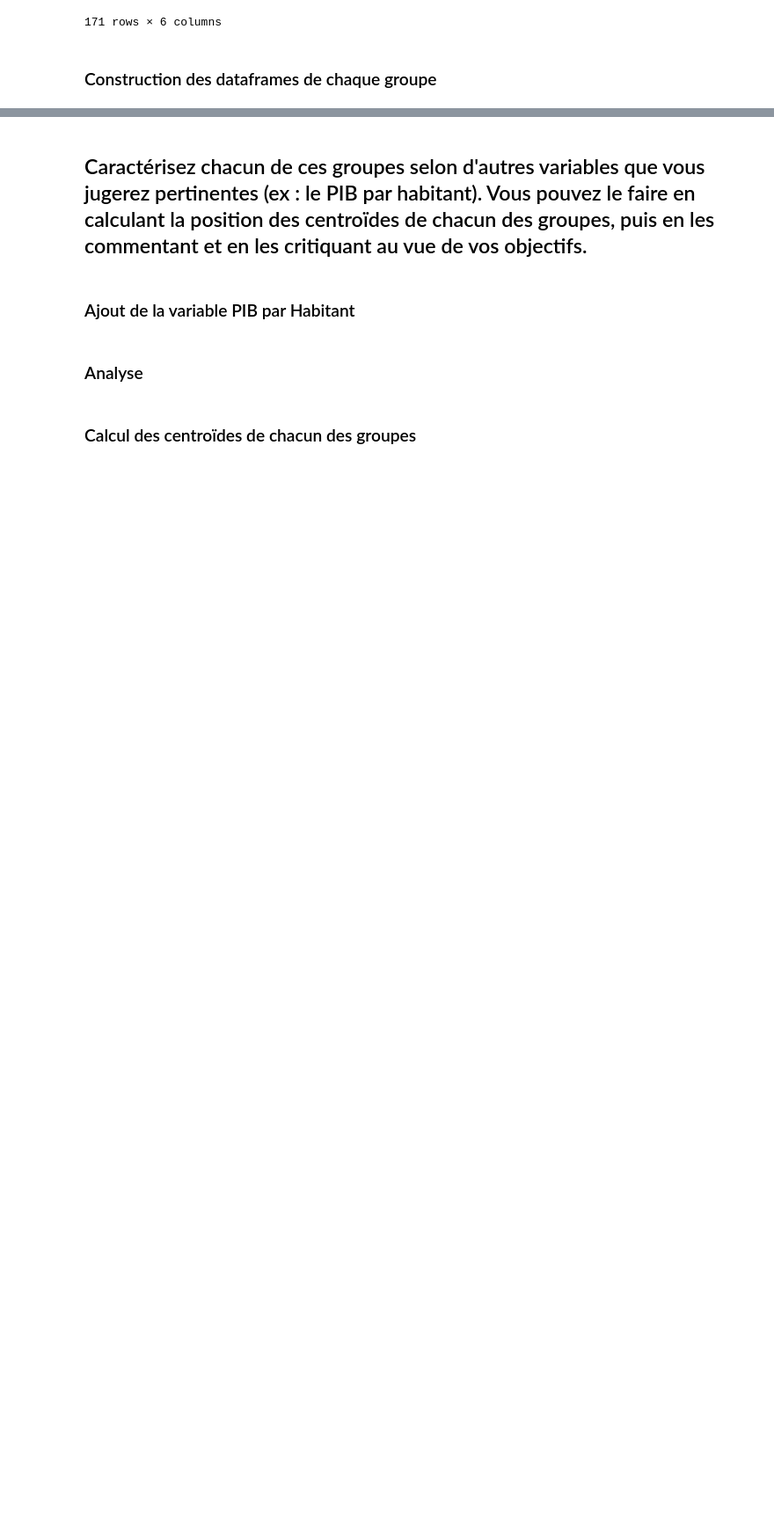
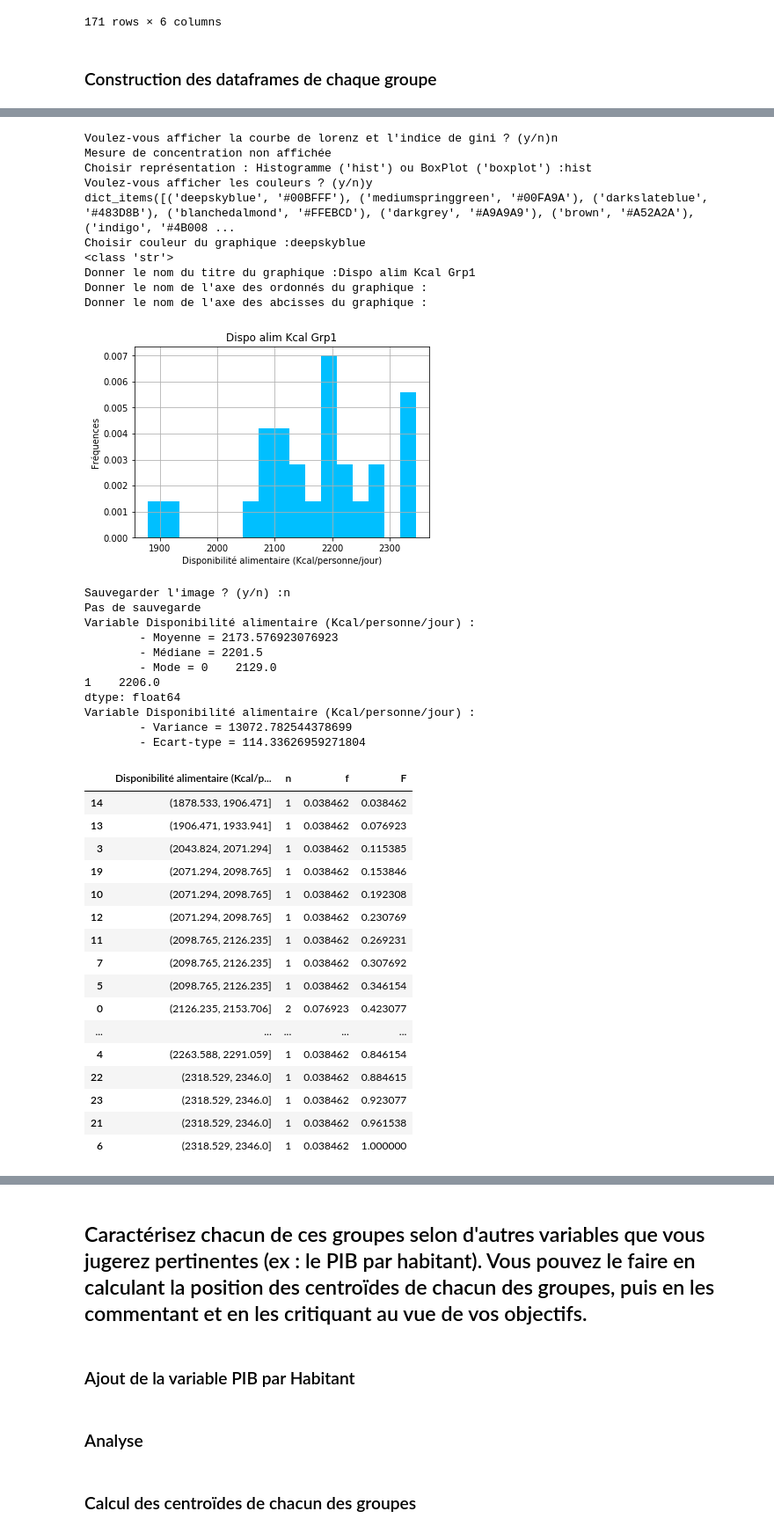
Before and after one commit to Silvock/project_5_prod_market_study, a Jupyter notebook: notebook/Exercice5.ipynb, the cells around one changed output, grey strips where cells are left out. Shown at 88% size. Saved outputs shown, nothing was run; the diff lists cells and outputs as text; code cells hidden in the pictures; blank space fills up the shorter version.

Commit message:
Script analyse biv fait & analyse univarie des groupes faite

```diff
--- a/notebook/Exercice5.ipynb
+++ b/notebook/Exercice5.ipynb
@@ -613,0 +732,42 @@ def analyse_univarie(data,moncaract='',typecaract=''):
+# %%
+analyse_univarie(df_groupe1,'Disponibilité alimentaire (Kcal/personne/jour)','qtecont')
+# %% [output]
+Voulez-vous afficher la courbe de lorenz et l'indice de gini ? (y/n)n
+Mesure de concentration non affichée
+Choisir représentation : Histogramme ('hist') ou BoxPlot ('boxplot') :hist
+Voulez-vous afficher les couleurs ? (y/n)y
+dict_items([('deepskyblue', '#00BFFF'), ('mediumspringgreen', '#00FA9A'), ('darkslateblue', '#483D8B'), ('blanchedalmond', '#FFEBCD'), ('darkgrey', '#A9A9A9'), ('brown', '#A52A2A'), ('indigo', '#4B008 ...
+Choisir couleur du graphique :deepskyblue
+<class 'str'>
+Donner le nom du titre du graphique :Dispo alim Kcal Grp1
+Donner le nom de l'axe des ordonnés du graphique :
+Donner le nom de l'axe des abcisses du graphique :
+[figure, added]
+Sauvegarder l'image ? (y/n) :n
+Pas de sauvegarde
+Variable Disponibilité alimentaire (Kcal/personne/jour) :
+        - Moyenne = 2173.576923076923
+        - Médiane = 2201.5
+        - Mode = 0    2129.0
+1    2206.0
+dtype: float64
+Variable Disponibilité alimentaire (Kcal/personne/jour) :
+        - Variance = 13072.782544378699
+        - Ecart-type = 114.33626959271804
+|  | Disponibilité alimentaire (Kcal/p... | n | f | F |
+| 14 | (1878.533, 1906.471] | 1 | 0.038462 | 0.038462 |
+| 13 | (1906.471, 1933.941] | 1 | 0.038462 | 0.076923 |
+| 3 | (2043.824, 2071.294] | 1 | 0.038462 | 0.115385 |
+| 19 | (2071.294, 2098.765] | 1 | 0.038462 | 0.153846 |
+| 10 | (2071.294, 2098.765] | 1 | 0.038462 | 0.192308 |
+| 12 | (2071.294, 2098.765] | 1 | 0.038462 | 0.230769 |
+| 11 | (2098.765, 2126.235] | 1 | 0.038462 | 0.269231 |
+| 7 | (2098.765, 2126.235] | 1 | 0.038462 | 0.307692 |
+| 5 | (2098.765, 2126.235] | 1 | 0.038462 | 0.346154 |
+| 0 | (2126.235, 2153.706] | 2 | 0.076923 | 0.423077 |
+| ... | ... | ... | ... | ... |
+| 4 | (2263.588, 2291.059] | 1 | 0.038462 | 0.846154 |
+| 22 | (2318.529, 2346.0] | 1 | 0.038462 | 0.884615 |
+| 23 | (2318.529, 2346.0] | 1 | 0.038462 | 0.923077 |
+| 21 | (2318.529, 2346.0] | 1 | 0.038462 | 0.961538 |
+| 6 | (2318.529, 2346.0] | 1 | 0.038462 | 1.000000 |
```
Also changed, not shown: parts of 31 cells of this notebook, 1 other file.
